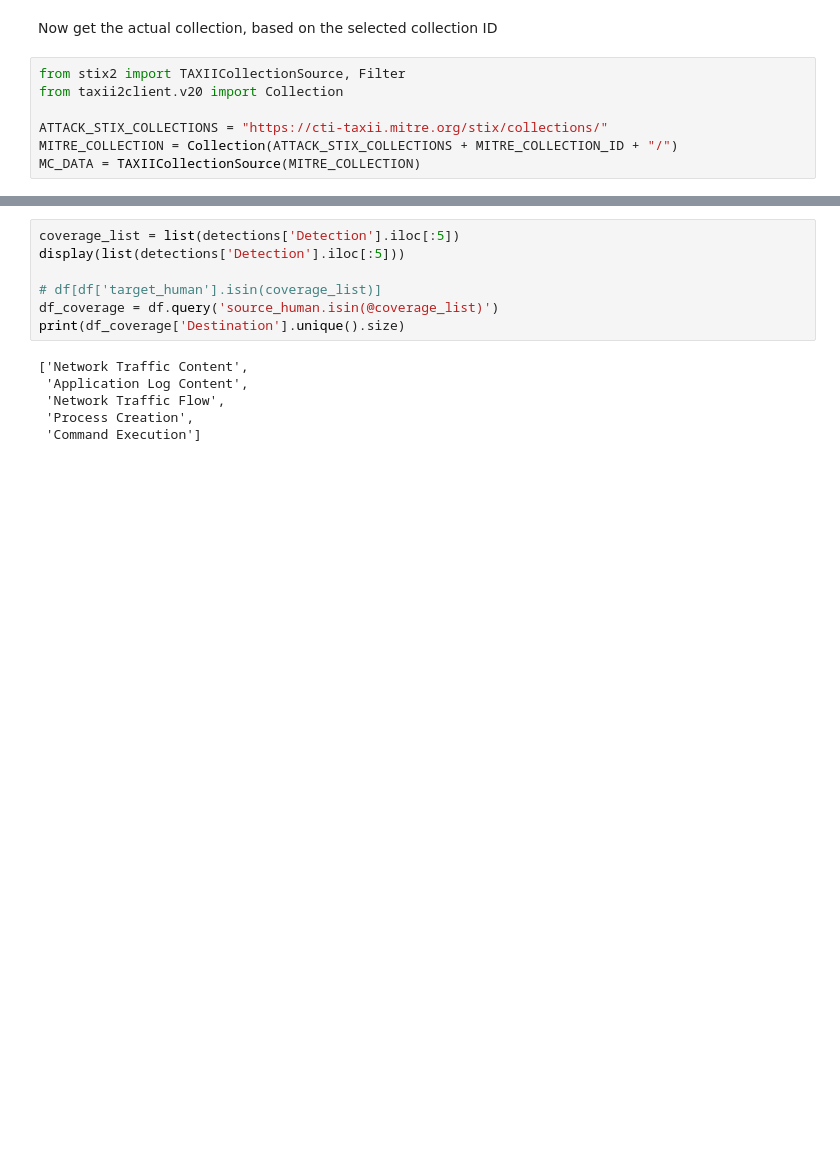
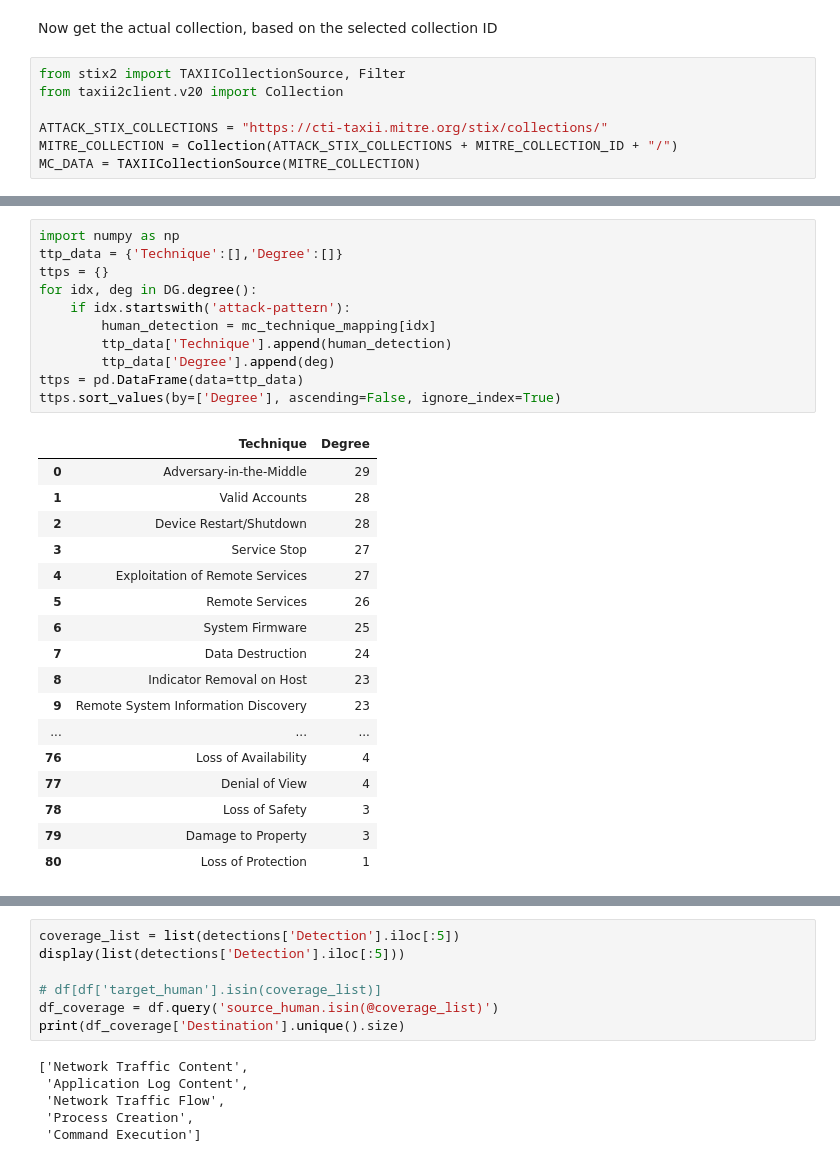
Before and after one commit to JorisRijs/mitre-visuals, a Jupyter notebook: Ics-mitre-mapping.ipynb, the cells around one changed output, grey strips where cells are left out. Cells and saved outputs as stored; diff of their text form; blank space fills up the shorter version.

```diff
--- a/Ics-mitre-mapping.ipynb
+++ b/Ics-mitre-mapping.ipynb
@@ -558,0 +398,29 @@ mitigations = mitigations.sort_values(by=['Degree'], ascending=False, ignore_ind
+# %%
+import numpy as np
+ttp_data = {'Technique':[],'Degree':[]}
+ttps = {}
+for idx, deg in DG.degree():
+    if idx.startswith('attack-pattern'):
+        human_detection = mc_technique_mapping[idx]
+        ttp_data['Technique'].append(human_detection)
+        ttp_data['Degree'].append(deg)
+ttps = pd.DataFrame(data=ttp_data)
+ttps.sort_values(by=['Degree'], ascending=False, ignore_index=True)
+# %% [output]
+|  | Technique | Degree |
+| 0 | Adversary-in-the-Middle | 29 |
+| 1 | Valid Accounts | 28 |
+| 2 | Device Restart/Shutdown | 28 |
+| 3 | Service Stop | 27 |
+| 4 | Exploitation of Remote Services | 27 |
+| 5 | Remote Services | 26 |
+| 6 | System Firmware | 25 |
+| 7 | Data Destruction | 24 |
+| 8 | Indicator Removal on Host | 23 |
+| 9 | Remote System Information Discovery | 23 |
+| ... | ... | ... |
+| 76 | Loss of Availability | 4 |
+| 77 | Denial of View | 4 |
+| 78 | Loss of Safety | 3 |
+| 79 | Damage to Property | 3 |
+| 80 | Loss of Protection | 1 |
```
Also changed, not shown: parts of 51 cells of this notebook.
